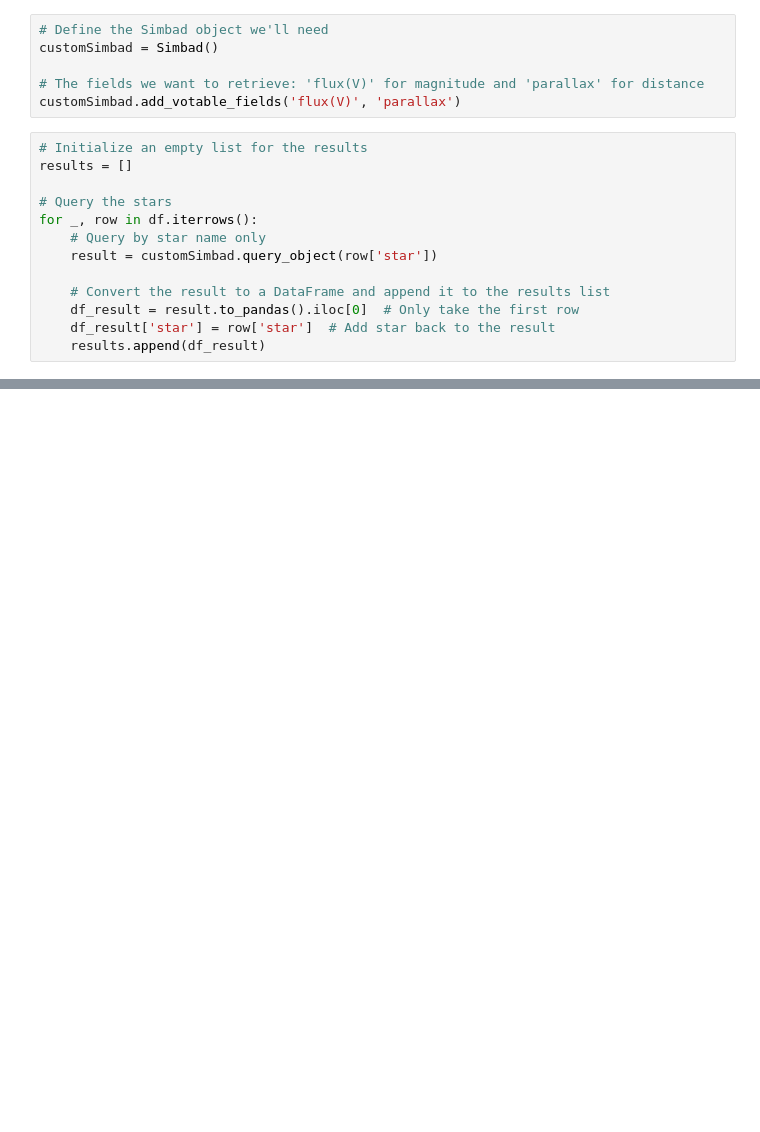
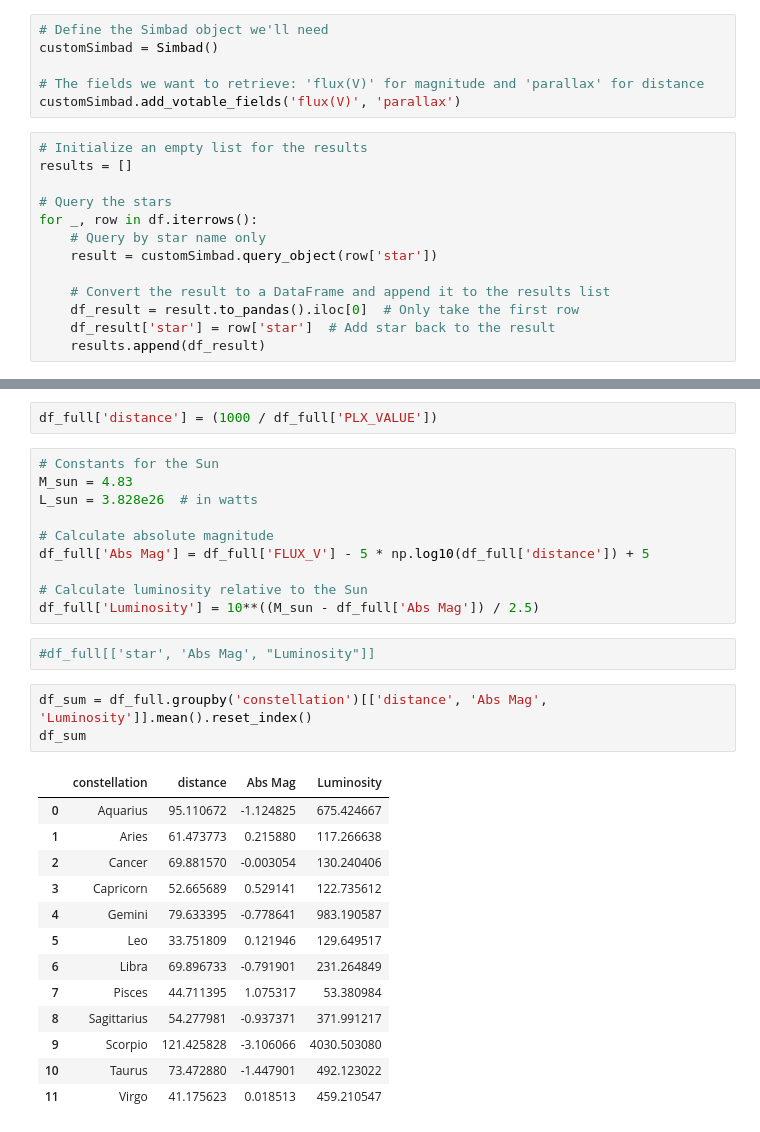
Before and after one commit to Metvertz/Data-299-Project, a Jupyter notebook: data299.ipynb, the cells around one changed output, grey strips where cells are left out. Saved outputs shown, nothing was run; the diff lists cells and outputs as text; blank space fills up the shorter version.

```diff
--- a/data299.ipynb
+++ b/data299.ipynb
@@ -83,3 +84,34 @@ df_full
 | 57 | Iota Piscium | Pisces | * iot Psc | 23 39 57.0413 | +05 37 34.647 | 11 | 11 | 0.170000 | 0.110000 | ... |
 | 58 | Omicron Piscium | Pisces | * omi Psc | 01 45 23.6252 | +09 09 27.902 | 14 | 14 | 0.136100 | 0.082900 | ... |
 | 59 | Epsilon Piscium | Pisces | * eps Psc | 01 02 56.6086 | +07 53 24.485 | 11 | 11 | 0.190000 | 0.170000 | ... |
+# %%
+df_full['distance'] = (1000 / df_full['PLX_VALUE'])
+# %%
+# Constants for the Sun
+M_sun = 4.83
+L_sun = 3.828e26  # in watts
+
+# Calculate absolute magnitude
+df_full['Abs Mag'] = df_full['FLUX_V'] - 5 * np.log10(df_full['distance']) + 5
+
+# Calculate luminosity relative to the Sun
+df_full['Luminosity'] = 10**((M_sun - df_full['Abs Mag']) / 2.5)
+# %%
+#df_full[['star', 'Abs Mag', "Luminosity"]]
+# %%
+df_sum = df_full.groupby('constellation')[['distance', 'Abs Mag', 'Luminosity']].mean().reset_index()
+df_sum
+# %% [output]
+|  | constellation | distance | Abs Mag | Luminosity |
+| 0 | Aquarius | 95.110672 | -1.124825 | 675.424667 |
+| 1 | Aries | 61.473773 | 0.215880 | 117.266638 |
+| 2 | Cancer | 69.881570 | -0.003054 | 130.240406 |
+| 3 | Capricorn | 52.665689 | 0.529141 | 122.735612 |
+| 4 | Gemini | 79.633395 | -0.778641 | 983.190587 |
+| 5 | Leo | 33.751809 | 0.121946 | 129.649517 |
+| 6 | Libra | 69.896733 | -0.791901 | 231.264849 |
+| 7 | Pisces | 44.711395 | 1.075317 | 53.380984 |
+| 8 | Sagittarius | 54.277981 | -0.937371 | 371.991217 |
+| 9 | Scorpio | 121.425828 | -3.106066 | 4030.503080 |
+| 10 | Taurus | 73.472880 | -1.447901 | 492.123022 |
+| 11 | Virgo | 41.175623 | 0.018513 | 459.210547 |
```
Also changed, not shown: parts of 1 cell of this notebook.
